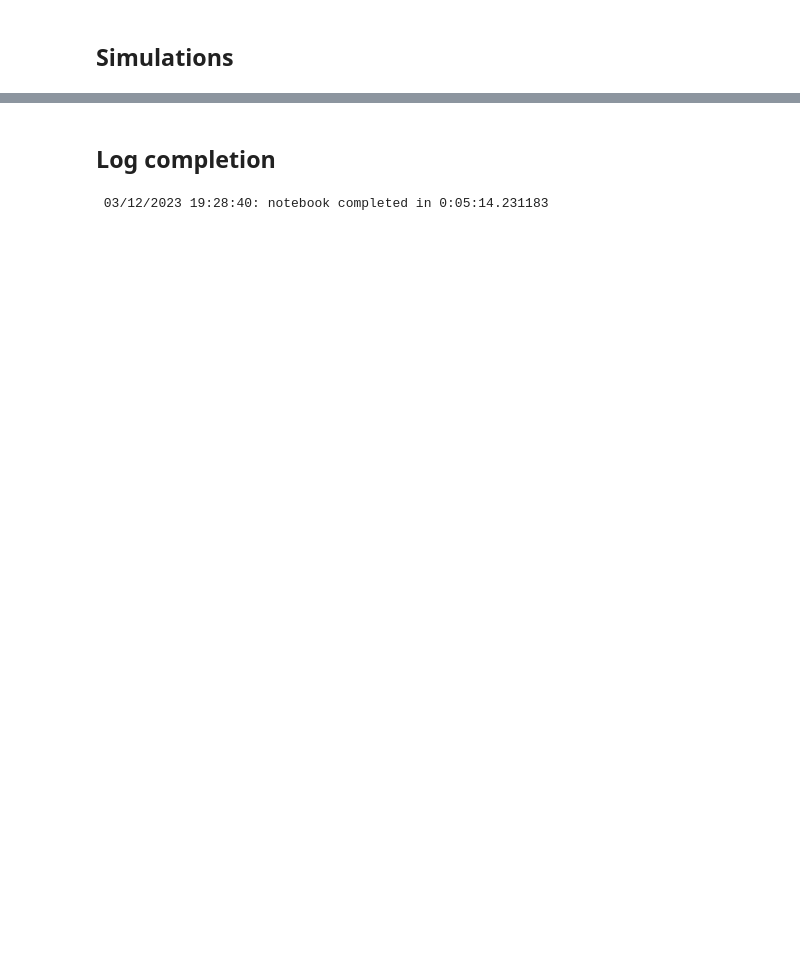
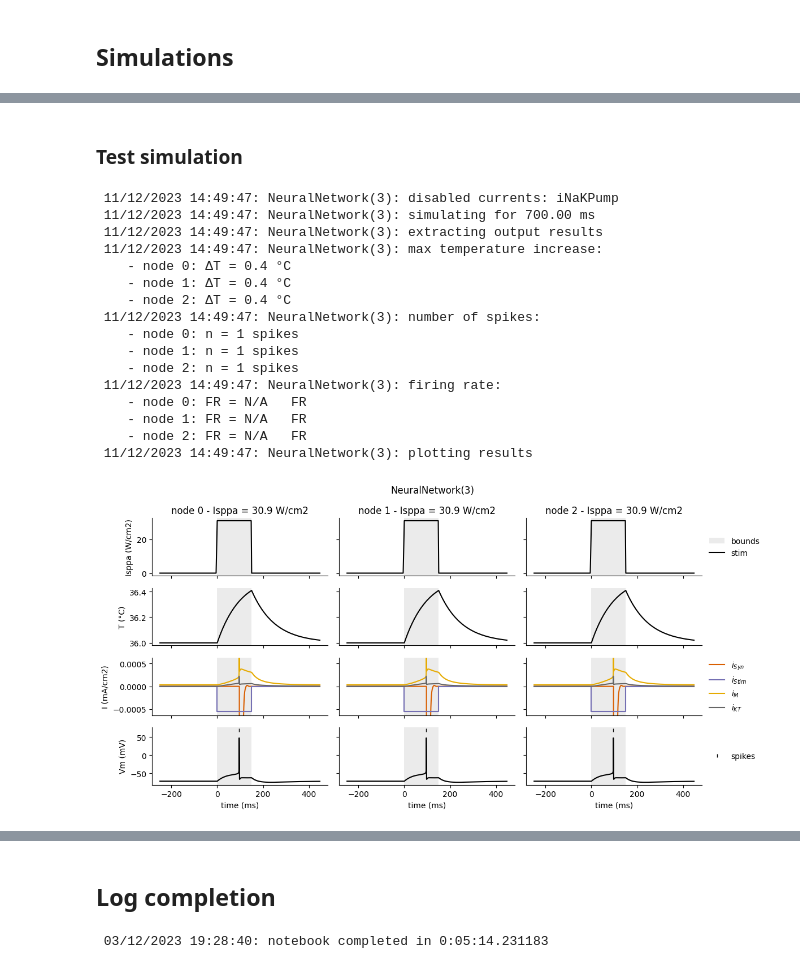
Before and after one commit to tjjlemaire/fusnetwork, a Jupyter notebook: network_analysis.ipynb, the cells around one changed output, grey strips where cells are left out. Saved outputs shown, nothing was run; the diff lists cells and outputs as text; code cells hidden in the pictures; blank space fills up the shorter version.

```diff
--- a/network_analysis.ipynb
+++ b/network_analysis.ipynb
@@ -636,28 +108,0 @@ for k, xvec in dists.items():
-# %%
-# Set stimulus sensitivity and synaptic weight
-model.set_mech_param(
-    iStimbar=6e-3,  # mA/cm2
-    iStimdx=300,  # W/cm2
-)
-
-# Plot E/I currents imbalance over stimulus intensity range
-fig = model.plot_EI_imbalance(Imax)
-
-# Define range of synaptic weights (in S/cm2)
-wrange = [10e-5]
-
-for w in wrange:
-    model.set_synaptic_weight(w)
-    data = []
-    # For each stimulus distribution
-    for k, xvec in dists.items():
-        # Run sweep over stimulus intensities, and append results to list
-        data.append(model.run_stim_sweep(Isppa_range_dense, stimdist=xvec, nreps=5))
-    # Concatenate results
-    data = model.concatenate_outputs(dists.keys(), data, 'stim dist.')
-    fig = model.plot_sweep_results(data, 'nspikes_evoked')
-    fig.suptitle(f'w = {model.get_synaptic_weight():.2e} S/cm2', y=1.2)
-
-# Reset stimulus amplitude and synaptic weight to reference value
-model.set_synaptic_weight(model.g_RS_RS)
-model.set_stim(Iref)
@@ -722,10 +108,0 @@ model.set_stim(Iref)
-# %%
-model.set_synaptic_weight(.6e-4)
-model.set_presyn_drive(freq=drive_freq, noise=noise)
-# For each stimulus distribution
-Isppa = 100.
-for k, xvec in dists.items():
-    model.set_stim(Isppa * xvec)
-    data = model.simulate()
-    fig = model.plot_results(data, exclude=['conductances', 'T'], clip_currents=True)
-    fig.suptitle(f'{k} stimulus')
@@ -1010,0 +109,26 @@ model.set_stim(Iref)
+# %% [markdown]
+### Test simulation
+# %%
+data = model.simulate()
+fig = model.plot_results(
+    data,
+    exclude=['conductances', 'iNa', 'iKd', 'iLeak'],
+    clip_currents=True)
+# %% [output]
+ 11/12/2023 14:49:47: NeuralNetwork(3): disabled currents: iNaKPump
+ 11/12/2023 14:49:47: NeuralNetwork(3): simulating for 700.00 ms
+ 11/12/2023 14:49:47: NeuralNetwork(3): extracting output results
+ 11/12/2023 14:49:47: NeuralNetwork(3): max temperature increase:
+    - node 0: ΔT = 0.4 °C
+    - node 1: ΔT = 0.4 °C
+    - node 2: ΔT = 0.4 °C
+ 11/12/2023 14:49:47: NeuralNetwork(3): number of spikes:
+    - node 0: n = 1 spikes
+    - node 1: n = 1 spikes
+    - node 2: n = 1 spikes
+ 11/12/2023 14:49:47: NeuralNetwork(3): firing rate:
+    - node 0: FR = N/A   FR
+    - node 1: FR = N/A   FR
+    - node 2: FR = N/A   FR
+ 11/12/2023 14:49:47: NeuralNetwork(3): plotting results
+[figure, added]
```
Also changed, not shown: parts of 46 cells of this notebook, 2 other files.
